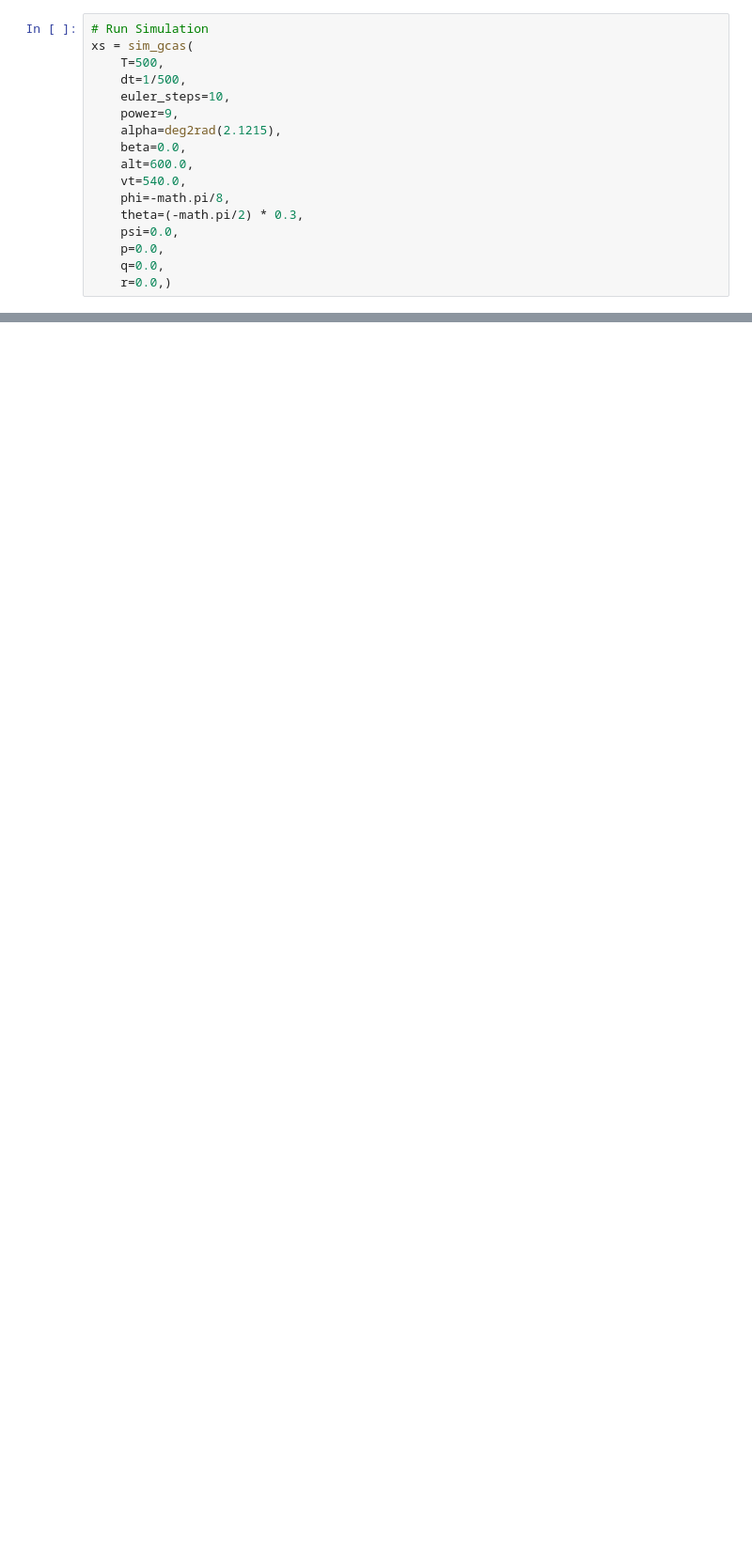
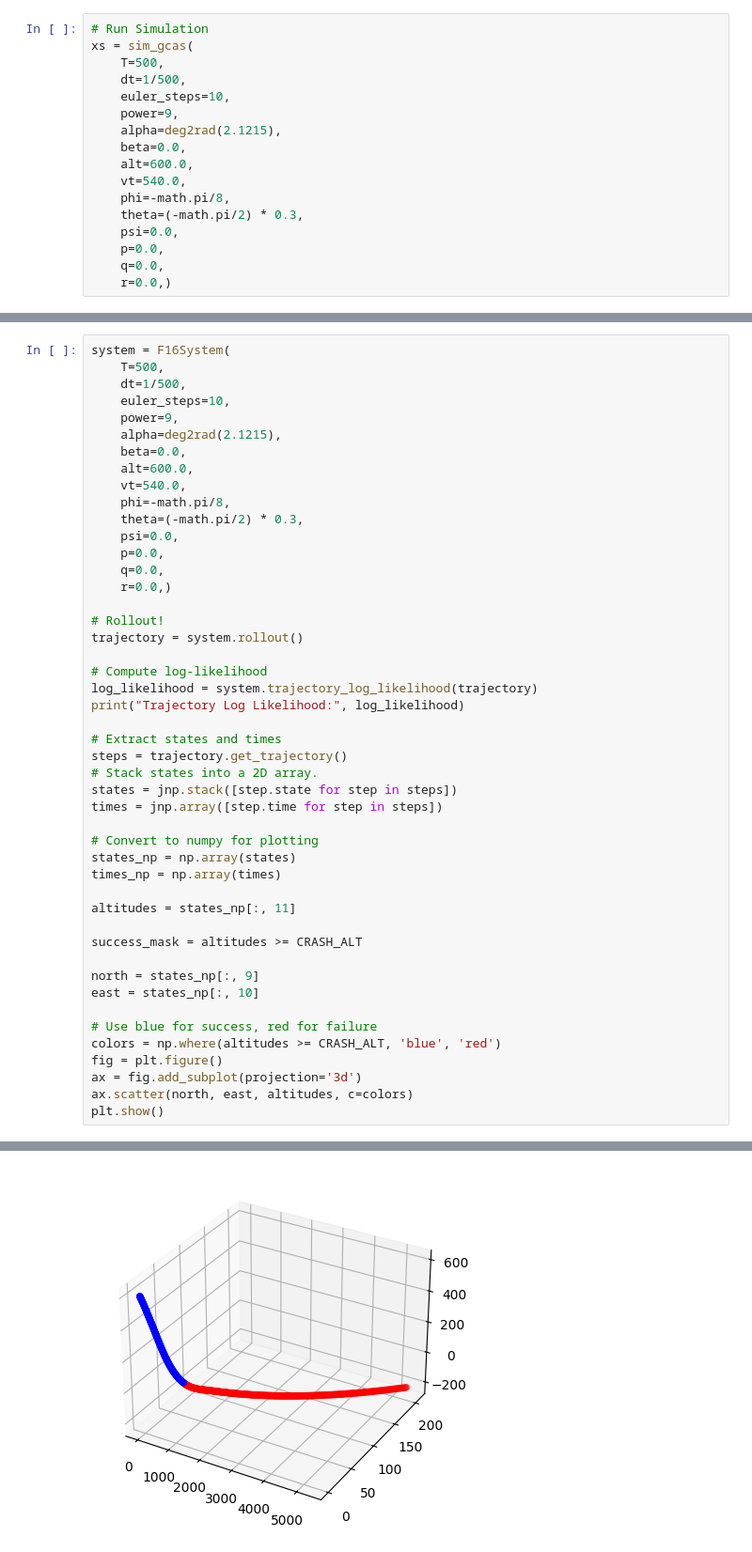
Before and after one commit to AndrewHWang1605/jax-f16-gcas-validation, a Jupyter notebook: sandbox.ipynb, the cells around one changed output, grey strips where cells are left out. Shown at 94% size. Drawn from its saved outputs; the diff is of its cells as text; blank space fills up the shorter version.

Commit message:
Updated trajectories and log likelihood

```diff
--- a/sandbox.ipynb
+++ b/sandbox.ipynb
@@ -36 +38,49 @@ print(jnp.min(xs[:,11]))
 [figure]
+# %%
+system = F16System(
+    T=500,
+    dt=1/500,
+    euler_steps=10,
+    power=9,
+    alpha=deg2rad(2.1215),
+    beta=0.0,
+    alt=600.0,
+    vt=540.0,
+    phi=-math.pi/8,
+    theta=(-math.pi/2) * 0.3,
+    psi=0.0,
+    p=0.0,
+    q=0.0,
+    r=0.0,)
+
+# Rollout!
+trajectory = system.rollout()
+
+# Compute log-likelihood
+log_likelihood = system.trajectory_log_likelihood(trajectory)
+print("Trajectory Log Likelihood:", log_likelihood)
+
+# Extract states and times
+steps = trajectory.get_trajectory()
+# Stack states into a 2D array.
+states = jnp.stack([step.state for step in steps])
+times = jnp.array([step.time for step in steps])
+
+# Convert to numpy for plotting
+states_np = np.array(states)
+times_np = np.array(times)
+
+altitudes = states_np[:, 11]
+
+success_mask = altitudes >= CRASH_ALT
+
+north = states_np[:, 9]
+east = states_np[:, 10]
+
+# Use blue for success, red for failure
+colors = np.where(altitudes >= CRASH_ALT, 'blue', 'red')
+fig = plt.figure()
+ax = fig.add_subplot(projection='3d')
+ax.scatter(north, east, altitudes, c=colors)
+plt.show()
+# %% [output]
@@ -36,0 +88 @@ print(jnp.min(xs[:,11]))
+[figure, added]
```
Also changed, not shown: parts of 5 cells of this notebook, 2 other files.
